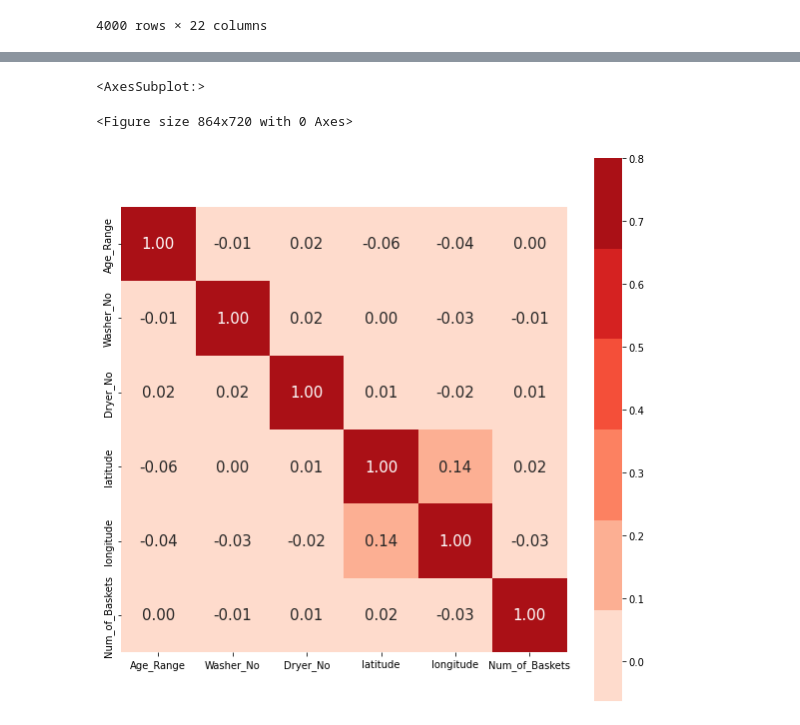
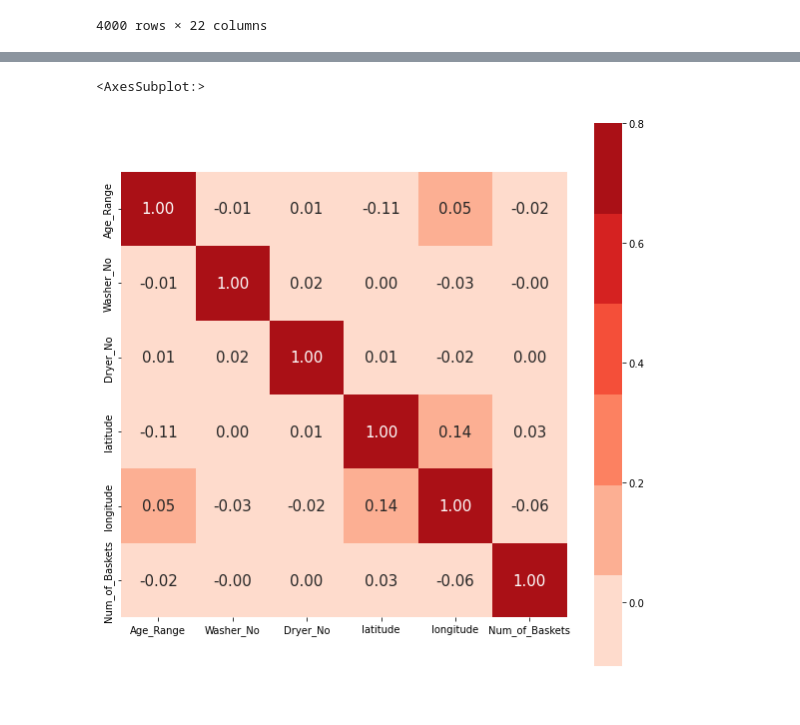
Before and after one commit to KelvinTee168/Data_Mining_Project, a Jupyter notebook: Project.ipynb, the cells around one changed output, grey strips where cells are left out. Saved outputs shown, nothing was run; the diff lists cells and outputs as text; code cells hidden in the pictures.

Commit message:
Imputation for missing data

```diff
--- a/Project.ipynb
+++ b/Project.ipynb
@@ -118,0 +88,6 @@ dataframe.fillna({'Race':'UNKNOWN', 'Gender':'UNKNOWN', 'Body_Size':'UNKNOWN', '
+# %%
+imp = SimpleImputer(missing_values=np.nan, strategy='most_frequent')
+# %%
+imputed_data = imp.fit_transform(dataframe)
+# %%
+dataframe = pd.DataFrame(imputed_data, columns = dataframe.columns)
@@ -138 +129,8 @@ Num_of_Baskets    182
 dtype: int64
+# %%
+dataframe['Age_Range'] = dataframe.Age_Range.astype(float)
+dataframe['Washer_No'] = dataframe.Washer_No.astype(np.int64)
+dataframe['Dryer_No'] = dataframe.Dryer_No.astype(np.int64)
+dataframe['latitude'] = dataframe.latitude.astype(float)
+dataframe['longitude'] = dataframe.longitude.astype(float)
+dataframe['Num_of_Baskets'] = dataframe.Num_of_Baskets.astype(float)
@@ -139,9 +157,7 @@ dtype: int64
 # %%
-plt.figure(figsize=(12,10))
 cor = dataframe.corr()
 plt.figure(figsize=(10,10))
 sns.heatmap(cor , vmax=.8, square=True, annot=True, fmt= '.2f', annot_kws={'size': 15}, cmap=sns.color_palette("Reds"))
 # %% [output]
 <AxesSubplot:>
-<Figure size 864x720 with 0 Axes>
-[figure, old version]
+[figure, new version]
```
Also changed, not shown: parts of 10 cells of this notebook.
